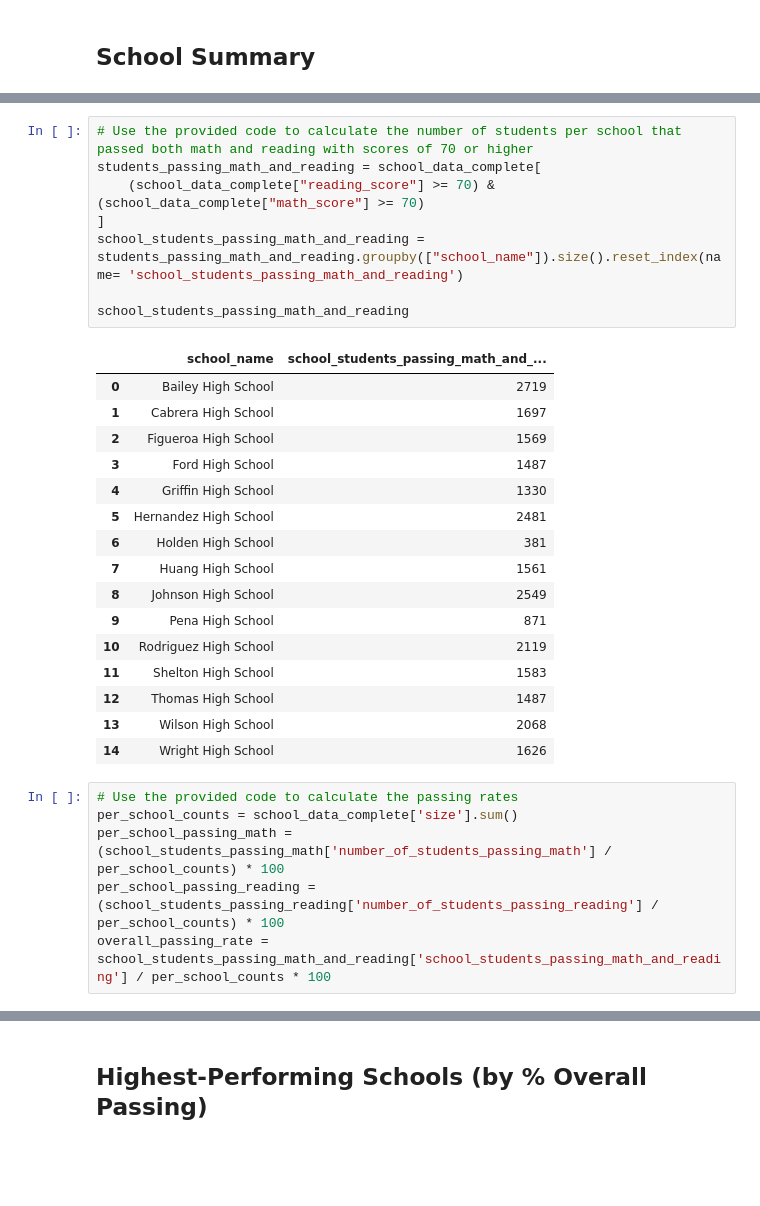
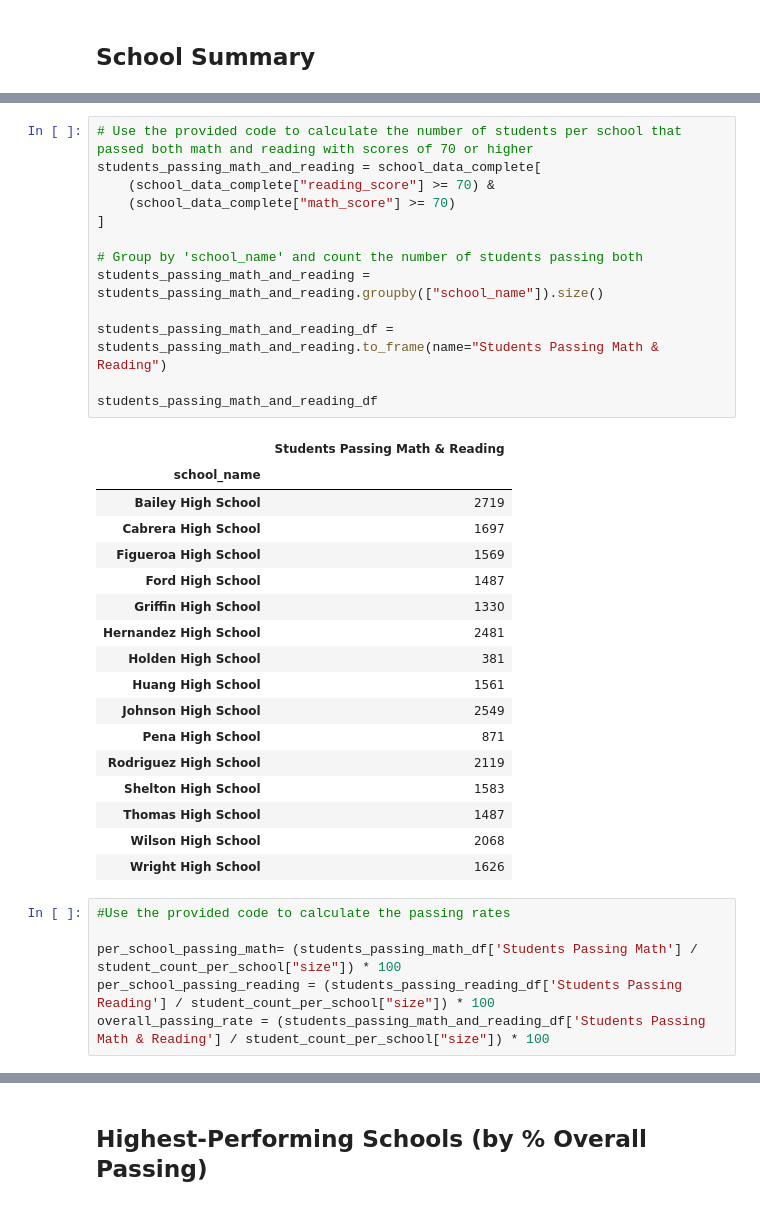
Before and after one commit to jmil86/pandas-challenge, a Jupyter notebook: PyCitySchools/PyCitySchools_starter.ipynb, the cells around one changed output, grey strips where cells are left out. Saved outputs shown, nothing was run; the diff lists cells and outputs as text; blank space fills up the shorter version.

```diff
--- a/PyCitySchools/PyCitySchools_starter.ipynb
+++ b/PyCitySchools/PyCitySchools_starter.ipynb
@@ -244,31 +256,37 @@ school_students_passing_reading
 # %%
 # Use the provided code to calculate the number of students per school that passed both math and reading with scores of 70 or higher
 students_passing_math_and_reading = school_data_complete[
-    (school_data_complete["reading_score"] >= 70) & (school_data_complete["math_score"] >= 70)
+    (school_data_complete["reading_score"] >= 70) &
+    (school_data_complete["math_score"] >= 70)
 ]
-school_students_passing_math_and_reading = students_passing_math_and_reading.groupby(["school_name"]).size().reset_index(name= 'school_students_passing_math_and_reading')
 
-school_students_passing_math_and_reading
+# Group by 'school_name' and count the number of students passing both
+students_passing_math_and_reading = students_passing_math_and_reading.groupby(["school_name"]).size()
+
+students_passing_math_and_reading_df = students_passing_math_and_reading.to_frame(name="Students Passing Math & Reading")
+
+students_passing_math_and_reading_df
 # %% [output]
-|  | school_name | school_students_passing_math_and_... |
-| 0 | Bailey High School | 2719 |
-| 1 | Cabrera High School | 1697 |
-| 2 | Figueroa High School | 1569 |
-| 3 | Ford High School | 1487 |
-| 4 | Griffin High School | 1330 |
-| 5 | Hernandez High School | 2481 |
-| 6 | Holden High School | 381 |
-| 7 | Huang High School | 1561 |
-| 8 | Johnson High School | 2549 |
-| 9 | Pena High School | 871 |
-| 10 | Rodriguez High School | 2119 |
-| 11 | Shelton High School | 1583 |
-| 12 | Thomas High School | 1487 |
-| 13 | Wilson High School | 2068 |
-| 14 | Wright High School | 1626 |
+|  | Students Passing Math & Reading |
+| school_name |  |
+| Bailey High School | 2719 |
+| Cabrera High School | 1697 |
+| Figueroa High School | 1569 |
+| Ford High School | 1487 |
+| Griffin High School | 1330 |
+| Hernandez High School | 2481 |
+| Holden High School | 381 |
+| Huang High School | 1561 |
+| Johnson High School | 2549 |
+| Pena High School | 871 |
+| Rodriguez High School | 2119 |
+| Shelton High School | 1583 |
+| Thomas High School | 1487 |
+| Wilson High School | 2068 |
+| Wright High School | 1626 |
 # %%
-# Use the provided code to calculate the passing rates
-per_school_counts = school_data_complete['size'].sum()
-per_school_passing_math = (school_students_passing_math['number_of_students_passing_math'] / per_school_counts) * 100
-per_school_passing_reading = (school_students_passing_reading['number_of_students_passing_reading'] / per_school_counts) * 100
-overall_passing_rate = school_students_passing_math_and_reading['school_students_passing_math_and_reading'] / per_school_counts * 100
+#Use the provided code to calculate the passing rates
+
+per_school_passing_math= (students_passing_math_df['Students Passing Math'] / student_count_per_school["size"]) * 100
+per_school_passing_reading = (students_passing_reading_df['Students Passing Reading'] / student_count_per_school["size"]) * 100
+overall_passing_rate = (students_passing_math_and_reading_df['Students Passing Math & Reading'] / student_count_per_school["size"]) * 100
```
Also changed, not shown: parts of 8 cells of this notebook.
